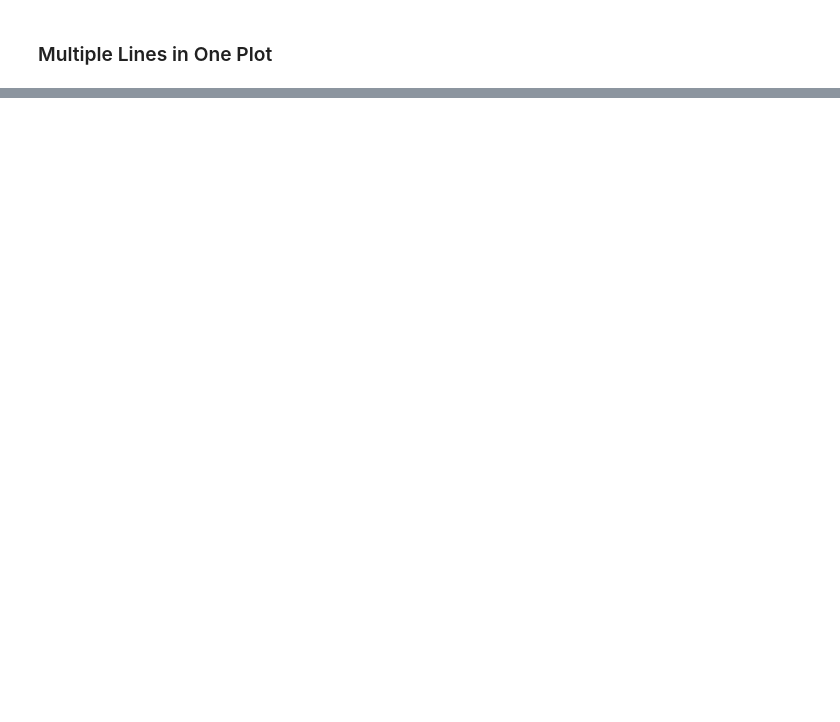
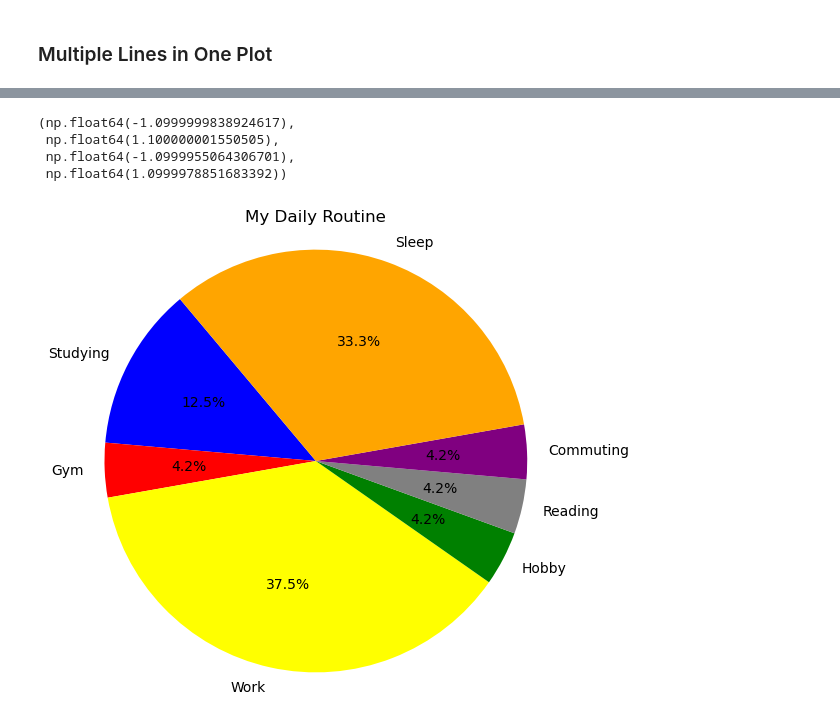
Before and after one commit to Kabir-Khan7/data-science-foundations, a Jupyter notebook: 04_Step_Data_Visualization/01_Matplotlib.ipynb, the cells around one changed output, grey strips where cells are left out. Drawn from its saved outputs; the diff is of its cells as text; code cells hidden in the pictures; blank space fills up the shorter version.

```diff
--- a/04_Step_Data_Visualization/01_Matplotlib.ipynb
+++ b/04_Step_Data_Visualization/01_Matplotlib.ipynb
@@ -209,0 +117,15 @@ plt.show()
+# %%
+activities = ['Studying', 'Gym', 'Work', 'Hobby', 'Reading', 'Commuting', 'Sleep']
+time_spent = [3,1,9,1,1,1,8]
+colors = ['blue', 'red', 'yellow', 'green', 'grey', 'purple', 'orange']
+# %%
+plt.figure(figsize=(6,6))
+plt.pie(time_spent, labels=activities, colors=colors, startangle=130, autopct="%1.1f%%")
+plt.title("My Daily Routine")
+plt.axis('equal')
+# %% [output]
+(np.float64(-1.0999999838924617),
+ np.float64(1.100000001550505),
+ np.float64(-1.0999955064306701),
+ np.float64(1.0999978851683392))
+[figure, added]
```
Also changed, not shown: parts of 17 cells of this notebook, 2 other files.
